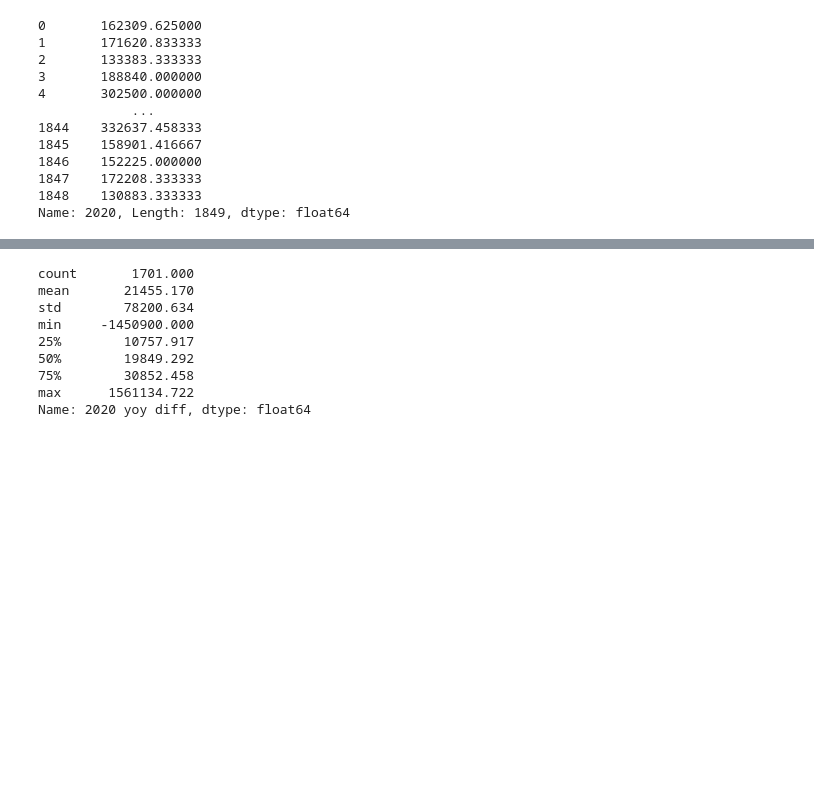
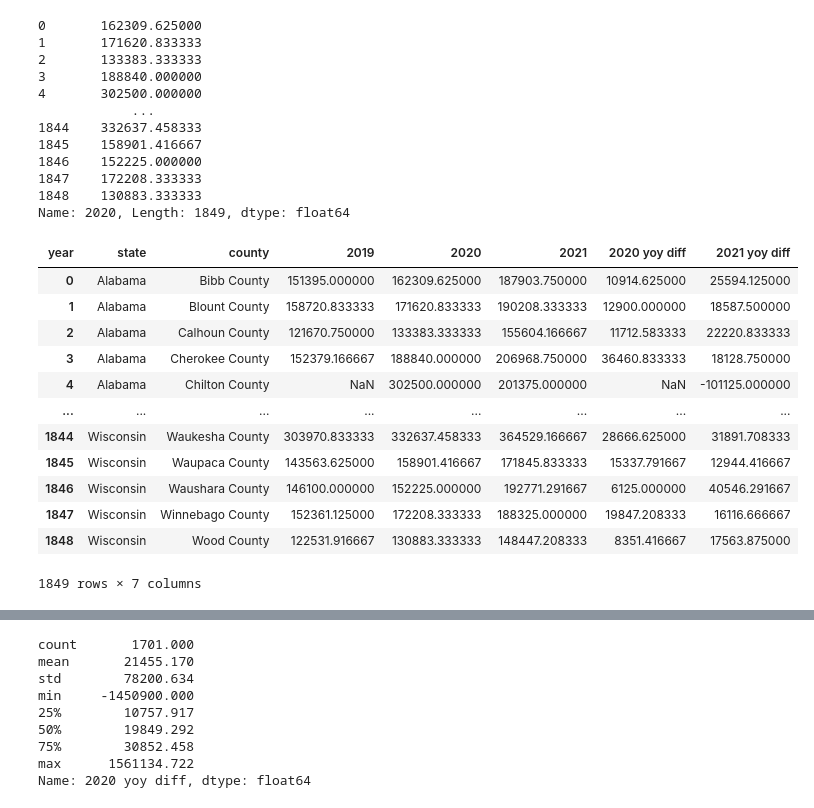
Before and after one commit to mbruns13/redfin_housing_data, a Jupyter notebook: Code/housing_data.ipynb, the cells around one changed output, grey strips where cells are left out. Saved outputs shown, nothing was run; the diff lists cells and outputs as text; code cells hidden in the pictures; blank space fills up the shorter version.

```diff
--- a/Code/housing_data.ipynb
+++ b/Code/housing_data.ipynb
@@ -510,3 +489,19 @@ Name: 2020, Length: 1849, dtype: float64
 p['2020 yoy diff'] = p.loc[:,2020] - p.loc[:,2019]
 # %%
 p['2021 yoy diff'] = p.loc[:,2021] - p.loc[:,2020]
+# %%
+p
+# %% [output]
+| year | state | county | 2019 | 2020 | 2021 | 2020 yoy diff | 2021 yoy diff |
+| 0 | Alabama | Bibb County | 151395.000000 | 162309.625000 | 187903.750000 | 10914.625000 | 25594.125000 |
+| 1 | Alabama | Blount County | 158720.833333 | 171620.833333 | 190208.333333 | 12900.000000 | 18587.500000 |
+| 2 | Alabama | Calhoun County | 121670.750000 | 133383.333333 | 155604.166667 | 11712.583333 | 22220.833333 |
+| 3 | Alabama | Cherokee County | 152379.166667 | 188840.000000 | 206968.750000 | 36460.833333 | 18128.750000 |
+| 4 | Alabama | Chilton County | NaN | 302500.000000 | 201375.000000 | NaN | -101125.000000 |
+| ... | ... | ... | ... | ... | ... | ... | ... |
+| 1844 | Wisconsin | Waukesha County | 303970.833333 | 332637.458333 | 364529.166667 | 28666.625000 | 31891.708333 |
+| 1845 | Wisconsin | Waupaca County | 143563.625000 | 158901.416667 | 171845.833333 | 15337.791667 | 12944.416667 |
+| 1846 | Wisconsin | Waushara County | 146100.000000 | 152225.000000 | 192771.291667 | 6125.000000 | 40546.291667 |
+| 1847 | Wisconsin | Winnebago County | 152361.125000 | 172208.333333 | 188325.000000 | 19847.208333 | 16116.666667 |
+| 1848 | Wisconsin | Wood County | 122531.916667 | 130883.333333 | 148447.208333 | 8351.416667 | 17563.875000 |
+1849 rows × 7 columns
```
Also changed, not shown: parts of 17 cells of this notebook, 3 other files.
